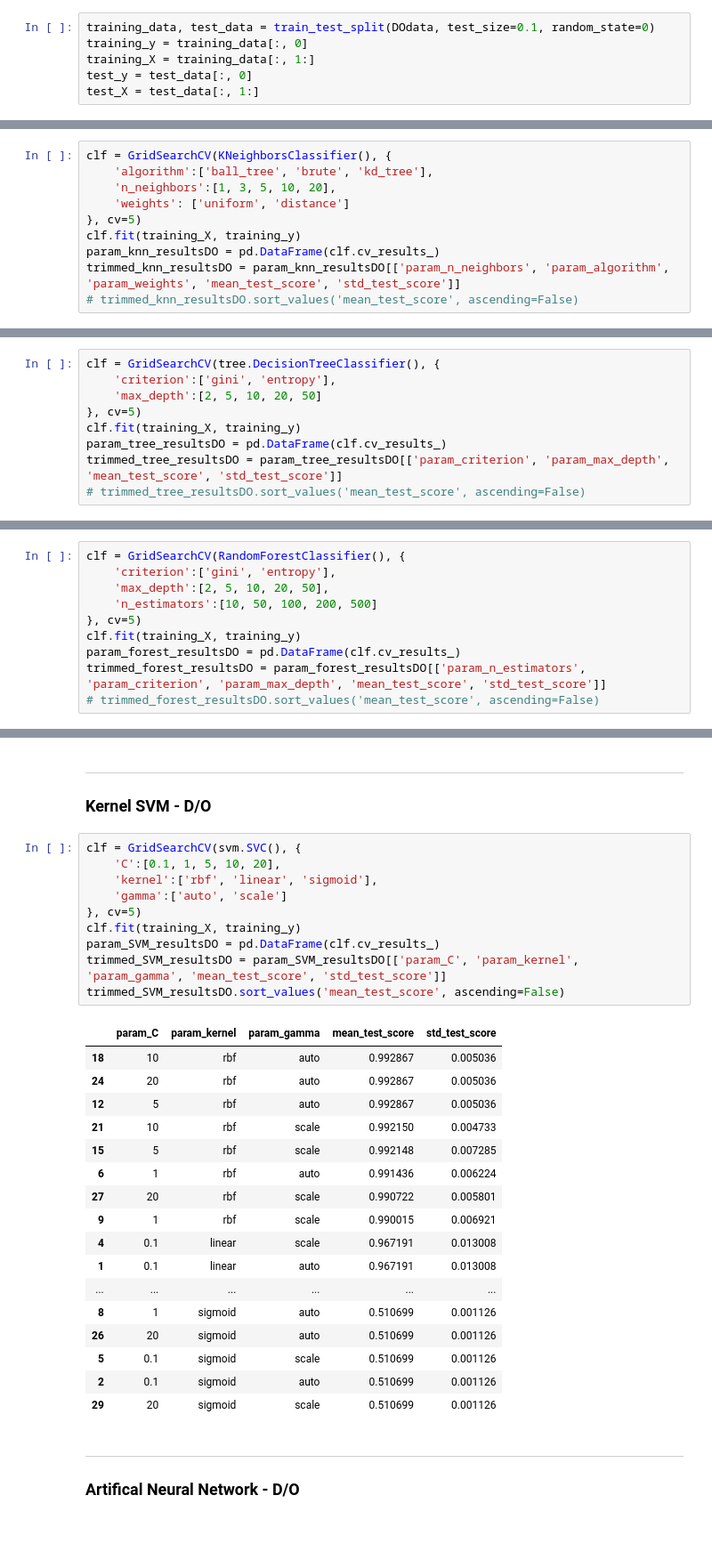
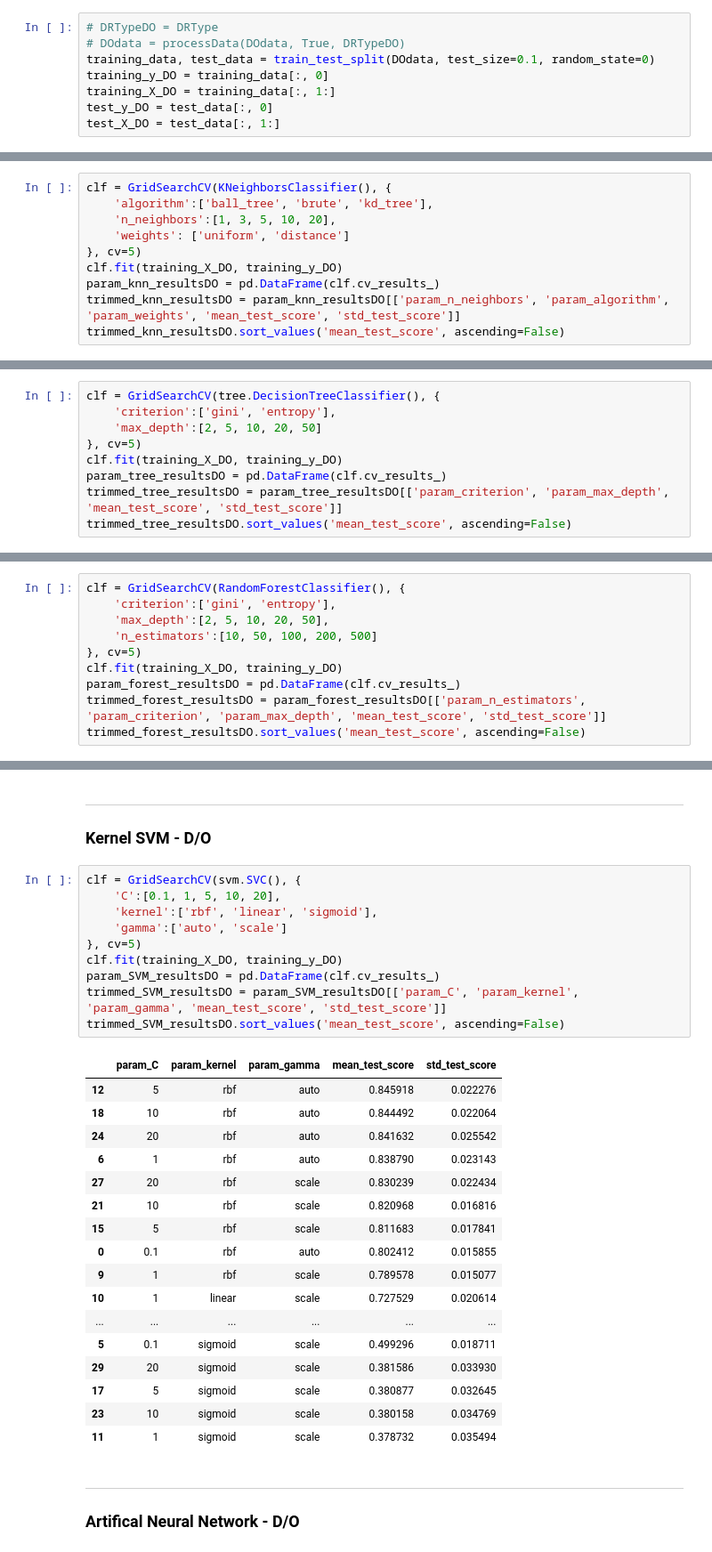
Before and after one commit to jgabella/cse514a-ProjectImplementation2, a Jupyter notebook: LetterRecognitionAnalysis.ipynb, the cells around one changed output, grey strips where cells are left out. Shown: that part at 89% size. Drawn from its saved outputs; the diff is of its cells as text.

```diff
--- a/LetterRecognitionAnalysis.ipynb
+++ b/LetterRecognitionAnalysis.ipynb
@@ -265,11 +334,13 @@ trimmed_ann_resultsMY = param_ann_resultsMY[['param_activation', 'param_hidden_l
 ---
 ## D/O Analysis
 # %%
+# DRTypeDO = DRType
+# DOdata = processData(DOdata, True, DRTypeDO)
 training_data, test_data = train_test_split(DOdata, test_size=0.1, random_state=0)
-training_y = training_data[:, 0]
-training_X = training_data[:, 1:]
-test_y = test_data[:, 0]
-test_X = test_data[:, 1:]
+training_y_DO = training_data[:, 0]
+training_X_DO = training_data[:, 1:]
+test_y_DO = test_data[:, 0]
+test_X_DO = test_data[:, 1:]
 # %% [markdown]
 ---
 ### K-Nearest Neighbor - D/O
@@ -279,7 +350,7 @@ clf = GridSearchCV(KNeighborsClassifier(), {
     'n_neighbors':[1, 3, 5, 10, 20],
     'weights': ['uniform', 'distance']
 }, cv=5)
-clf.fit(training_X, training_y)
+clf.fit(training_X_DO, training_y_DO)
 param_knn_resultsDO = pd.DataFrame(clf.cv_results_)
 trimmed_knn_resultsDO = param_knn_resultsDO[['param_n_neighbors', 'param_algorithm', 'param_weights', 'mean_test_score', 'std_test_score']]
-# trimmed_knn_resultsDO.sort_values('mean_test_score', ascending=False)
+trimmed_knn_resultsDO.sort_values('mean_test_score', ascending=False)
@@ -291,7 +380,7 @@ clf = GridSearchCV(tree.DecisionTreeClassifier(), {
     'criterion':['gini', 'entropy'],
     'max_depth':[2, 5, 10, 20, 50]
 }, cv=5)
-clf.fit(training_X, training_y)
+clf.fit(training_X_DO, training_y_DO)
 param_tree_resultsDO = pd.DataFrame(clf.cv_results_)
 trimmed_tree_resultsDO = param_tree_resultsDO[['param_criterion', 'param_max_depth', 'mean_test_score', 'std_test_score']]
-# trimmed_tree_resultsDO.sort_values('mean_test_score', ascending=False)
+trimmed_tree_resultsDO.sort_values('mean_test_score', ascending=False)
@@ -304,7 +405,7 @@ clf = GridSearchCV(RandomForestClassifier(), {
     'max_depth':[2, 5, 10, 20, 50],
     'n_estimators':[10, 50, 100, 200, 500]
 }, cv=5)
-clf.fit(training_X, training_y)
+clf.fit(training_X_DO, training_y_DO)
 param_forest_resultsDO = pd.DataFrame(clf.cv_results_)
 trimmed_forest_resultsDO = param_forest_resultsDO[['param_n_estimators', 'param_criterion', 'param_max_depth', 'mean_test_score', 'std_test_score']]
-# trimmed_forest_resultsDO.sort_values('mean_test_score', ascending=False)
+trimmed_forest_resultsDO.sort_values('mean_test_score', ascending=False)
@@ -314,31 +433,31 @@ trimmed_forest_resultsDO = param_forest_resultsDO[['param_n_estimators', 'param_
 # %%
 clf = GridSearchCV(svm.SVC(), {
     'C':[0.1, 1, 5, 10, 20],
     'kernel':['rbf', 'linear', 'sigmoid'],
     'gamma':['auto', 'scale']
 }, cv=5)
-clf.fit(training_X, training_y)
+clf.fit(training_X_DO, training_y_DO)
 param_SVM_resultsDO = pd.DataFrame(clf.cv_results_)
 trimmed_SVM_resultsDO = param_SVM_resultsDO[['param_C', 'param_kernel', 'param_gamma', 'mean_test_score', 'std_test_score']]
 trimmed_SVM_resultsDO.sort_values('mean_test_score', ascending=False)
 # %% [output]
 |  | param_C | param_kernel | param_gamma | mean_test_score | std_test_score |
-| 18 | 10 | rbf | auto | 0.992867 | 0.005036 |
-| 24 | 20 | rbf | auto | 0.992867 | 0.005036 |
-| 12 | 5 | rbf | auto | 0.992867 | 0.005036 |
-| 21 | 10 | rbf | scale | 0.992150 | 0.004733 |
-| 15 | 5 | rbf | scale | 0.992148 | 0.007285 |
-| 6 | 1 | rbf | auto | 0.991436 | 0.006224 |
-| 27 | 20 | rbf | scale | 0.990722 | 0.005801 |
-| 9 | 1 | rbf | scale | 0.990015 | 0.006921 |
-| 4 | 0.1 | linear | scale | 0.967191 | 0.013008 |
-| 1 | 0.1 | linear | auto | 0.967191 | 0.013008 |
+| 12 | 5 | rbf | auto | 0.845918 | 0.022276 |
+| 18 | 10 | rbf | auto | 0.844492 | 0.022064 |
+| 24 | 20 | rbf | auto | 0.841632 | 0.025542 |
+| 6 | 1 | rbf | auto | 0.838790 | 0.023143 |
+| 27 | 20 | rbf | scale | 0.830239 | 0.022434 |
+| 21 | 10 | rbf | scale | 0.820968 | 0.016816 |
+| 15 | 5 | rbf | scale | 0.811683 | 0.017841 |
+| 0 | 0.1 | rbf | auto | 0.802412 | 0.015855 |
+| 9 | 1 | rbf | scale | 0.789578 | 0.015077 |
+| 10 | 1 | linear | scale | 0.727529 | 0.020614 |
 | ... | ... | ... | ... | ... | ... |
-| 8 | 1 | sigmoid | auto | 0.510699 | 0.001126 |
-| 26 | 20 | sigmoid | auto | 0.510699 | 0.001126 |
-| 5 | 0.1 | sigmoid | scale | 0.510699 | 0.001126 |
-| 2 | 0.1 | sigmoid | auto | 0.510699 | 0.001126 |
-| 29 | 20 | sigmoid | scale | 0.510699 | 0.001126 |
+| 5 | 0.1 | sigmoid | scale | 0.499296 | 0.018711 |
+| 29 | 20 | sigmoid | scale | 0.381586 | 0.033930 |
+| 17 | 5 | sigmoid | scale | 0.380877 | 0.032645 |
+| 23 | 10 | sigmoid | scale | 0.380158 | 0.034769 |
+| 11 | 1 | sigmoid | scale | 0.378732 | 0.035494 |
 # %% [markdown]
 ---
 ### Artifical Neural Network - D/O
```
Also changed, not shown: parts of 40 cells of this notebook.
